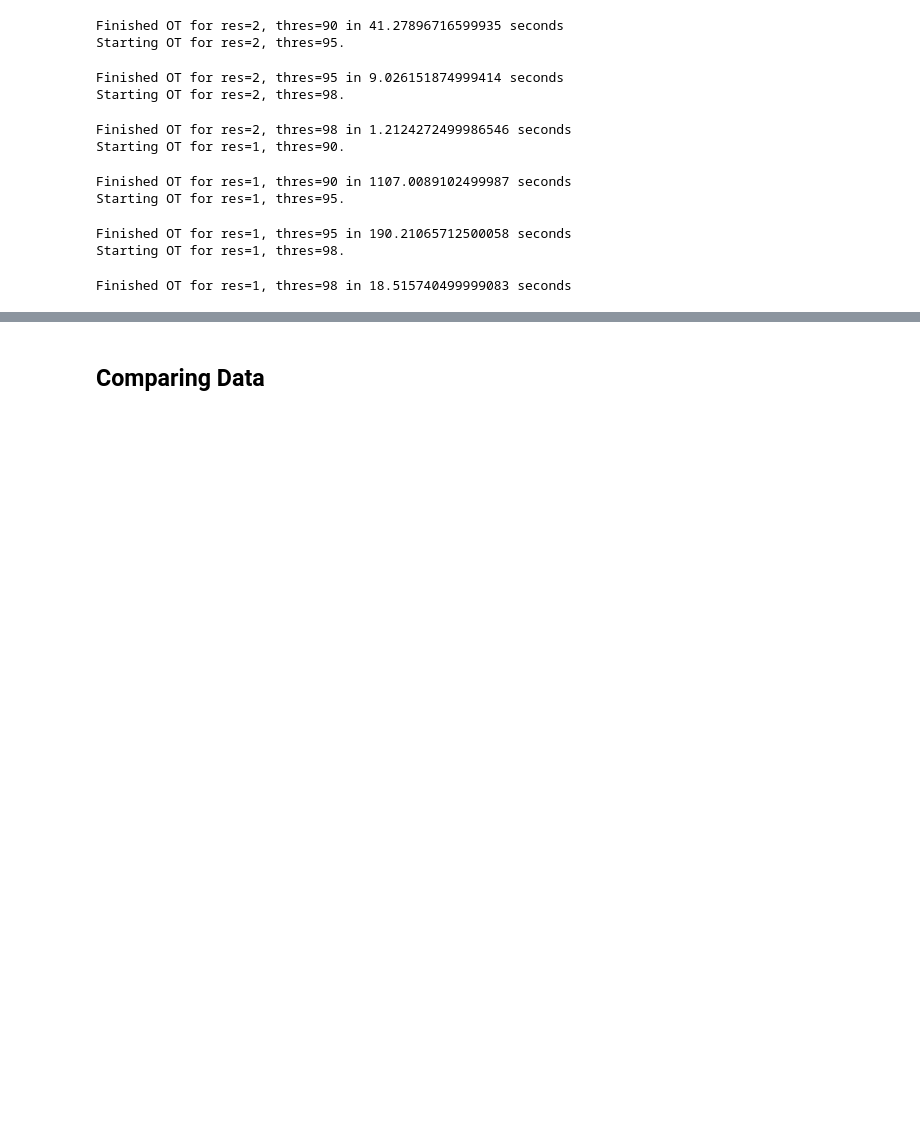
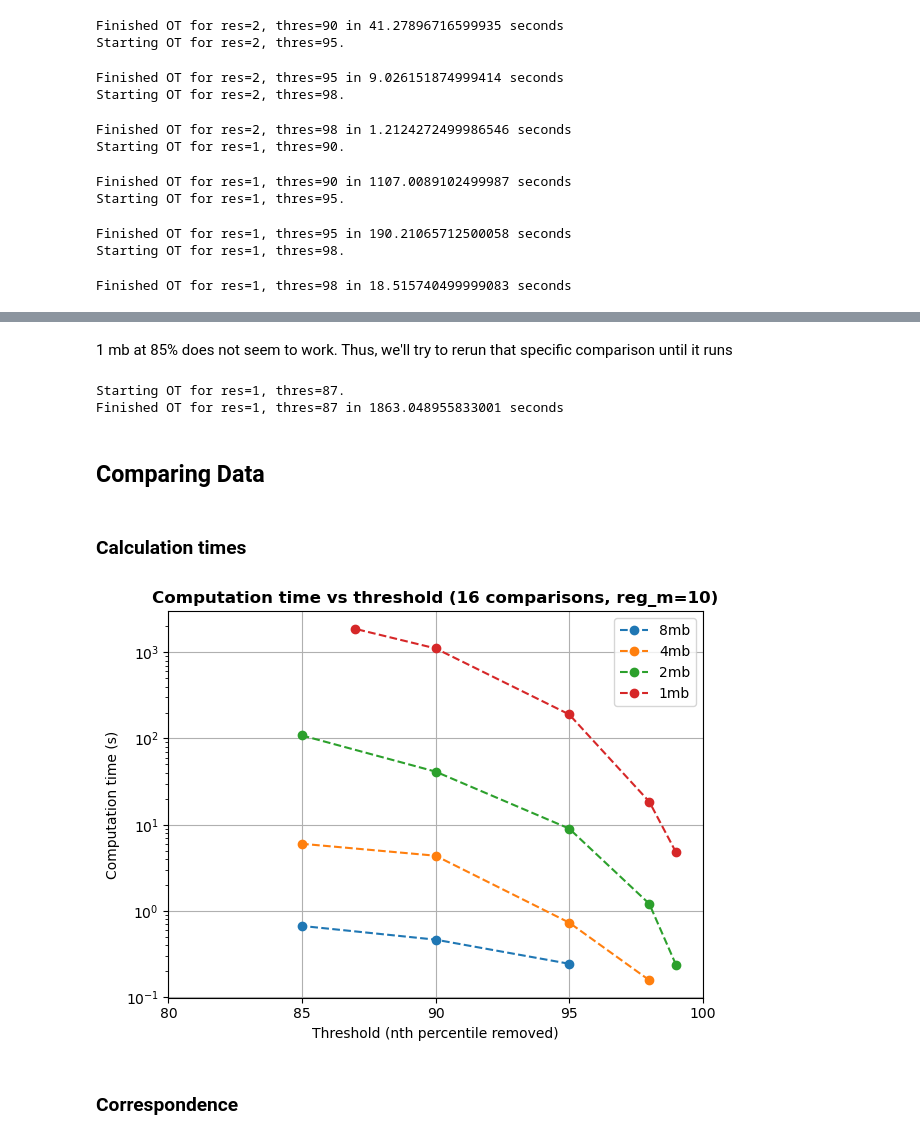
Before and after one commit to OlivierJSm/MasterInternship1, a Jupyter notebook: Testing/HiCOT Experimenting/Single Cell/UOT/Cell Lines/ramani_uot_time.ipynb, the cells around one changed output, grey strips where cells are left out. Cells and saved outputs as stored; diff of their text form; code cells hidden in the pictures; blank space fills up the shorter version.

Commit message:
Finished cell line UOT feasability testing

```diff
--- a/Testing/HiCOT Experimenting/Single Cell/UOT/Cell Lines/ramani_uot_time.ipynb
+++ b/Testing/HiCOT Experimenting/Single Cell/UOT/Cell Lines/ramani_uot_time.ipynb
@@ -273,2 +512,69 @@ Finished OT for res=1, thres=98 in 18.515740499999083 seconds
+# %% [markdown]
+1 mb at 85% does not seem to work. Thus, we'll try to rerun that specific comparison until it runs
+# %%
+time_file = '/CELL_LINES_16_comparisons_times.csv'
+thres = 87
+res = 1
+print(f'Starting OT for res=1, thres={thres}.')
+
+# OT
+results, time = generate_ot_data(1, thres, 10, 2, 42)
+
+# Updating time file
+time_path = f"{save_dir}/{time_file}"
+
+    # Cast to strings to ensure proper indexing
+res_str = str(res)
+thres_str = str(thres)
+
+    # Make or import csv
+if os.path.exists(time_path):
+    df_calc = pd.read_csv(time_path, index_col=0)
+    df_calc.index = df_calc.index.astype(str)
+else:
+    df_calc = pd.DataFrame()
+
+    # Insert value in row
+df_calc.at[thres_str, res_str] = time
+
+    # Save to CSV
+df_calc.to_csv(time_path)
+
+print(f'Finished OT for res=1, thres={thres} in {time} seconds\n')
+# %% [output]
+Starting OT for res=1, thres=87.
+Finished OT for res=1, thres=87 in 1863.048955833001 seconds
 # %% [markdown]
 ## Comparing Data
+# %%
+### Importing data ###
+methods_dict = load_method_results(save_dir, 2)
+times_df = pd.read_csv(f"{save_dir}/CELL_LINES_16_comparisons_times.csv", index_col=0)
+times_df = times_df.sort_index(ascending=False)
+# %% [markdown]
+### Calculation times
+# %%
+### Plotting calculation times
+    # Initializing figure
+plt.figure()
+
+    # Looping through resolutions and thresholds
+for res in times_df.columns:
+    series = times_df[res].dropna()
+
+    plt.plot(series.index, series.values, label=f"{res}mb", marker="o", linestyle='--')
+
+    # Further formatting
+plt.xlabel("Threshold (nth percentile removed)")
+plt.ylabel("Computation time (s)")
+plt.title(f"Computation time vs threshold (16 comparisons, reg_m=10)", fontweight='bold')
+plt.legend()
+plt.grid(True)
+plt.yscale("log")
+plt.xlim(left=80, right=100)
+plt.xticks([80, 85, 90, 95, 100])
+plt.tight_layout()
+# %% [output]
+[figure, added]
+# %% [markdown]
+### Correspondence
```
Also changed, not shown: parts of 12 cells of this notebook, 5 other files.
